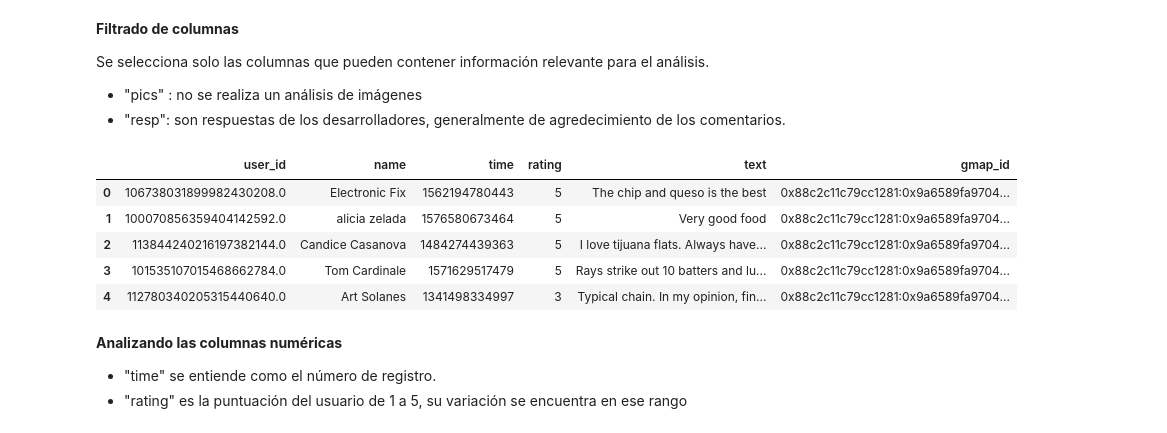
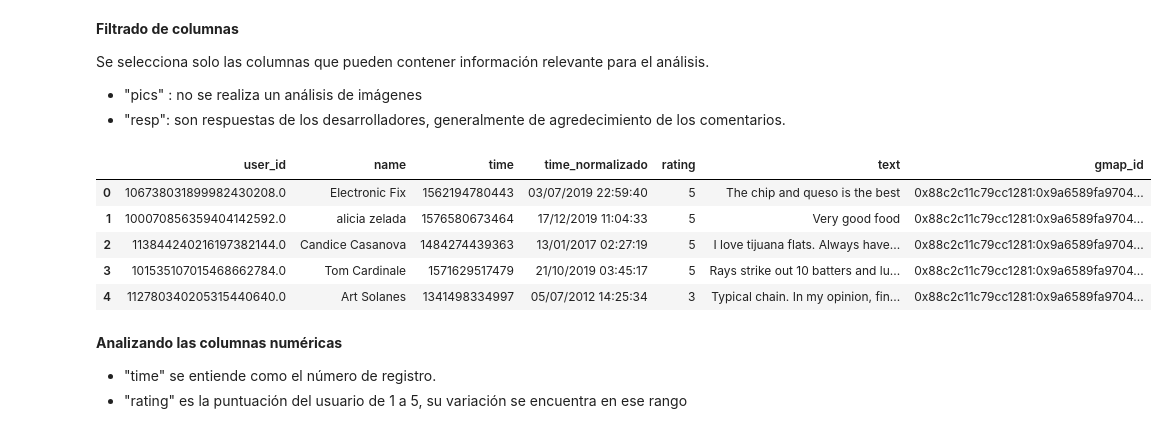
Before and after one commit to nuggi46/PF-Henry, a Jupyter notebook: EDA/reviews_estados/Florida/EDA/EDA_Florida.ipynb, the cells around one changed output. Drawn from its saved outputs; the diff is of its cells as text; code cells hidden in the pictures.

```diff
--- a/EDA/reviews_estados/Florida/EDA/EDA_Florida.ipynb
+++ b/EDA/reviews_estados/Florida/EDA/EDA_Florida.ipynb
@@ -79,3 +80,9 @@ memory usage: 195.7+ MB
 | 2 | 1.138442e+20 | Candice Casanova | 1484274439363 | 5 | I love tijuana flats. Always have... | None | None | 0x88c2c11c79cc1281:0x9a6589fa9704... |
 | 3 | 1.015351e+20 | Tom Cardinale | 1571629517479 | 5 | Rays strike out 10 batters and lu... | None | None | 0x88c2c11c79cc1281:0x9a6589fa9704... |
 | 4 | 1.127803e+20 | Art Solanes | 1341498334997 | 3 | Typical chain. In my opinion, fin... | None | None | 0x88c2c11c79cc1281:0x9a6589fa9704... |
+# %%
+tiempos = []
+for data in df['time']/1000:
+  tiempos.append(datetime.utcfromtimestamp(data).strftime('%d/%m/%Y %H:%M:%S'))
+
+df['time_normalizado'] = tiempos
@@ -105,15 +122,15 @@ Se selecciona solo las columnas que pueden contener información relevante para
 - "pics" : no se realiza un análisis de imágenes
 - "resp": son respuestas de los desarrolladores, generalmente de agredecimiento de los comentarios.
 # %%
-df_analisis = df[['user_id','name','time','rating','text','gmap_id']]
+df_analisis = df[['user_id','name','time','time_normalizado','rating','text','gmap_id']]
 df_analisis.head()
 # %% [output]
-|  | user_id | name | time | rating | text | gmap_id |
-| 0 | 106738031899982430208.0 | Electronic Fix | 1562194780443 | 5 | The chip and queso is the best | 0x88c2c11c79cc1281:0x9a6589fa9704... |
-| 1 | 100070856359404142592.0 | alicia zelada | 1576580673464 | 5 | Very good food | 0x88c2c11c79cc1281:0x9a6589fa9704... |
-| 2 | 113844240216197382144.0 | Candice Casanova | 1484274439363 | 5 | I love tijuana flats. Always have... | 0x88c2c11c79cc1281:0x9a6589fa9704... |
-| 3 | 101535107015468662784.0 | Tom Cardinale | 1571629517479 | 5 | Rays strike out 10 batters and lu... | 0x88c2c11c79cc1281:0x9a6589fa9704... |
-| 4 | 112780340205315440640.0 | Art Solanes | 1341498334997 | 3 | Typical chain. In my opinion, fin... | 0x88c2c11c79cc1281:0x9a6589fa9704... |
+|  | user_id | name | time | time_normalizado | rating | text | gmap_id |
+| 0 | 106738031899982430208.0 | Electronic Fix | 1562194780443 | 03/07/2019 22:59:40 | 5 | The chip and queso is the best | 0x88c2c11c79cc1281:0x9a6589fa9704... |
+| 1 | 100070856359404142592.0 | alicia zelada | 1576580673464 | 17/12/2019 11:04:33 | 5 | Very good food | 0x88c2c11c79cc1281:0x9a6589fa9704... |
+| 2 | 113844240216197382144.0 | Candice Casanova | 1484274439363 | 13/01/2017 02:27:19 | 5 | I love tijuana flats. Always have... | 0x88c2c11c79cc1281:0x9a6589fa9704... |
+| 3 | 101535107015468662784.0 | Tom Cardinale | 1571629517479 | 21/10/2019 03:45:17 | 5 | Rays strike out 10 batters and lu... | 0x88c2c11c79cc1281:0x9a6589fa9704... |
+| 4 | 112780340205315440640.0 | Art Solanes | 1341498334997 | 05/07/2012 14:25:34 | 3 | Typical chain. In my opinion, fin... | 0x88c2c11c79cc1281:0x9a6589fa9704... |
 # %% [markdown]
 <b>Analizando las columnas numéricas</b>
 - "time" se entiende como el número de registro.
```
Also changed, not shown: parts of 10 cells of this notebook.
